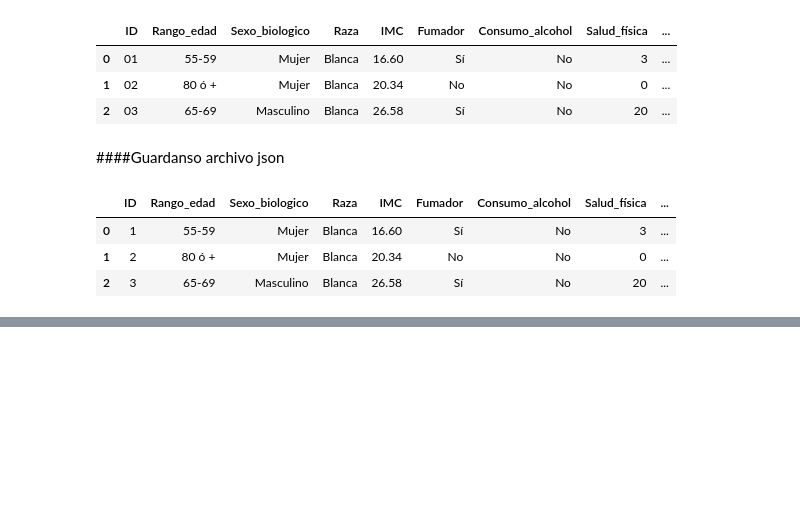
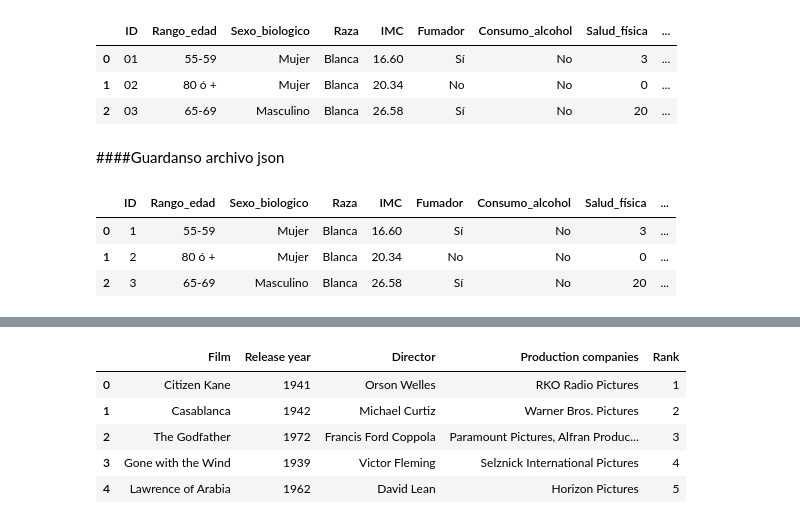
Before and after one commit to TheRealMrR/One_SegundaParte, a Jupyter notebook: Pandas_I_0.ipynb, the cells around one changed output, grey strips where cells are left out. Drawn from its saved outputs; the diff is of its cells as text; code cells hidden in the pictures; blank space fills up the shorter version.

```diff
--- a/Pandas_I_0.ipynb
+++ b/Pandas_I_0.ipynb
@@ -321,0 +400,10 @@ pd.read_json('historico_paciente_normalizado.json')
+# %%
+datos = pd.read_csv('top_peliculas_1998.csv')
+datos.head()
+# %% [output]
+|  | Film | Release year | Director | Production companies | Rank |
+| 0 | Citizen Kane | 1941 | Orson Welles | RKO Radio Pictures | 1 |
+| 1 | Casablanca | 1942 | Michael Curtiz | Warner Bros. Pictures | 2 |
+| 2 | The Godfather | 1972 | Francis Ford Coppola | Paramount Pictures, Alfran Produc... | 3 |
+| 3 | Gone with the Wind | 1939 | Victor Fleming | Selznick International Pictures | 4 |
+| 4 | Lawrence of Arabia | 1962 | David Lean | Horizon Pictures | 5 |
```
Also changed, not shown: parts of 16 cells of this notebook.
